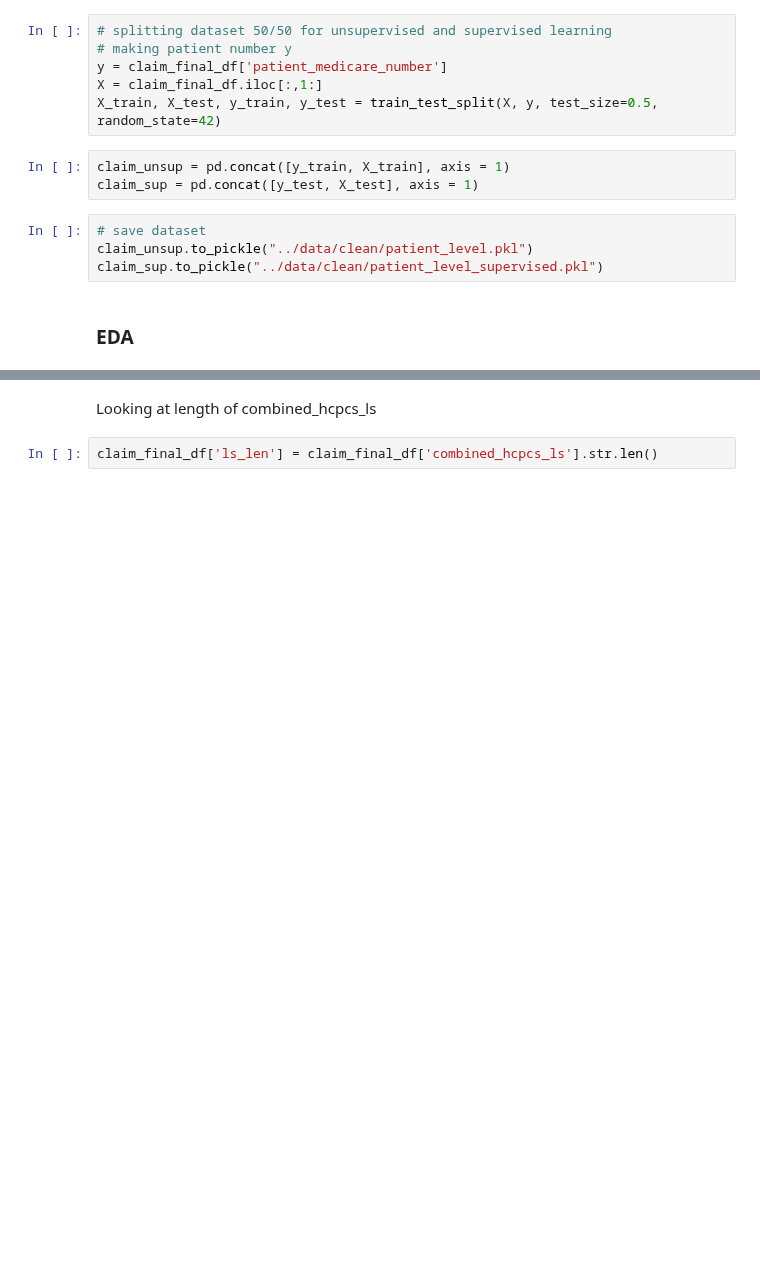
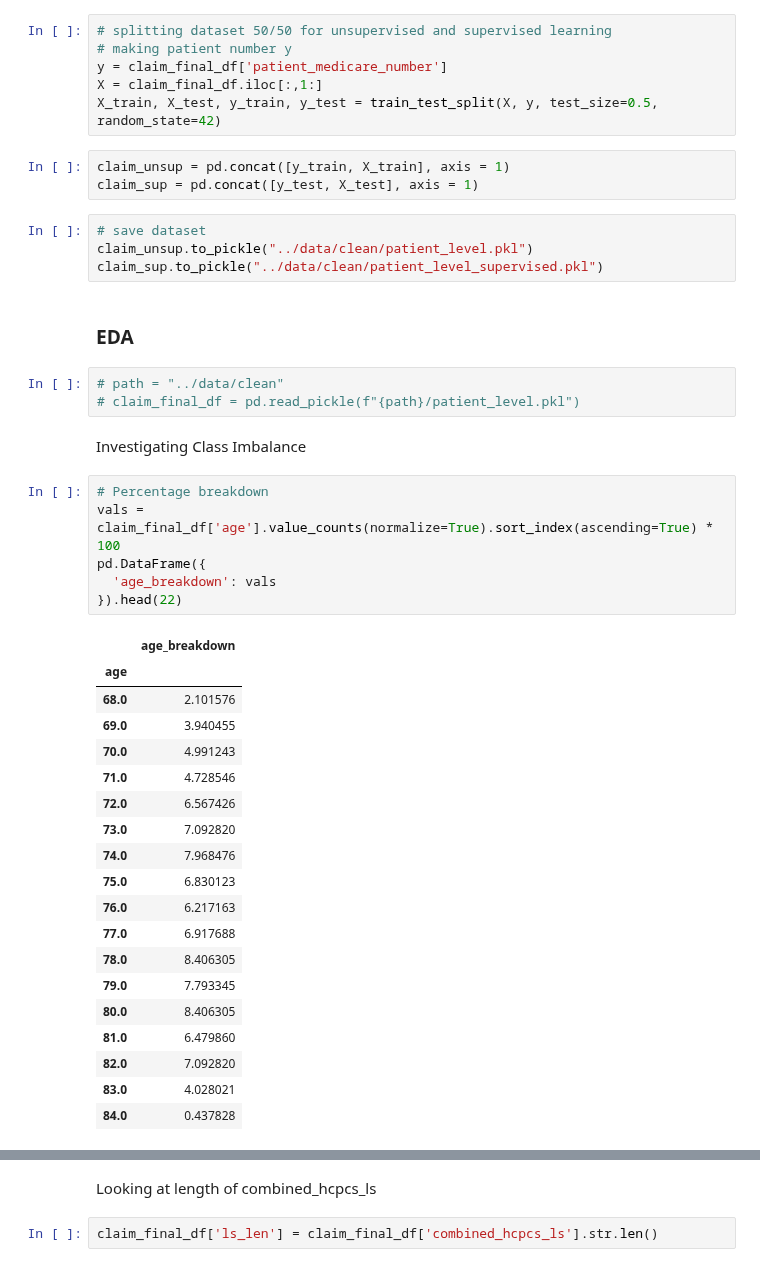
Before and after one commit to martza87/siads_696_mII, a Jupyter notebook: src/03_create_patient_level_file.ipynb, the cells around one changed output, grey strips where cells are left out. Drawn from its saved outputs; the diff is of its cells as text; blank space fills up the shorter version.

```diff
--- a/src/03_create_patient_level_file.ipynb
+++ b/src/03_create_patient_level_file.ipynb
@@ -217,3 +217,34 @@ claim_unsup.to_pickle("../data/clean/patient_level.pkl")
 claim_sup.to_pickle("../data/clean/patient_level_supervised.pkl")
 # %% [markdown]
 ### EDA
+# %%
+# path = "../data/clean"
+# claim_final_df = pd.read_pickle(f"{path}/patient_level.pkl")
+# %% [markdown]
+Investigating Class Imbalance
+# %%
+# Percentage breakdown
+vals = claim_final_df['age'].value_counts(normalize=True).sort_index(ascending=True) * 100
+pd.DataFrame({
+  'age_breakdown': vals
+}).head(22)
+# %% [output]
+|  | age_breakdown |
+| age |  |
+| 68.0 | 2.101576 |
+| 69.0 | 3.940455 |
+| 70.0 | 4.991243 |
+| 71.0 | 4.728546 |
+| 72.0 | 6.567426 |
+| 73.0 | 7.092820 |
+| 74.0 | 7.968476 |
+| 75.0 | 6.830123 |
+| 76.0 | 6.217163 |
+| 77.0 | 6.917688 |
+| 78.0 | 8.406305 |
+| 79.0 | 7.793345 |
+| 80.0 | 8.406305 |
+| 81.0 | 6.479860 |
+| 82.0 | 7.092820 |
+| 83.0 | 4.028021 |
+| 84.0 | 0.437828 |
```
Also changed, not shown: parts of 3 cells of this notebook, 1 other file.
